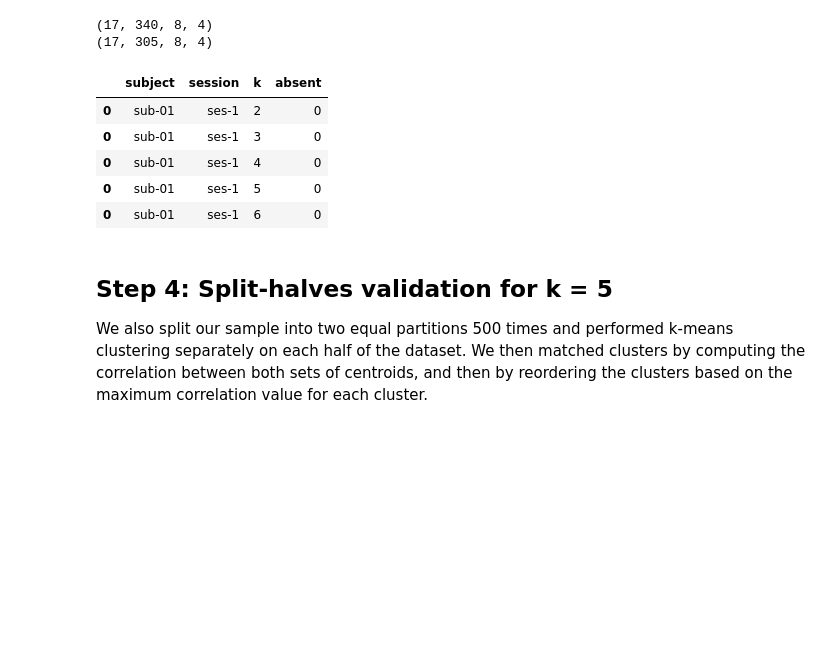
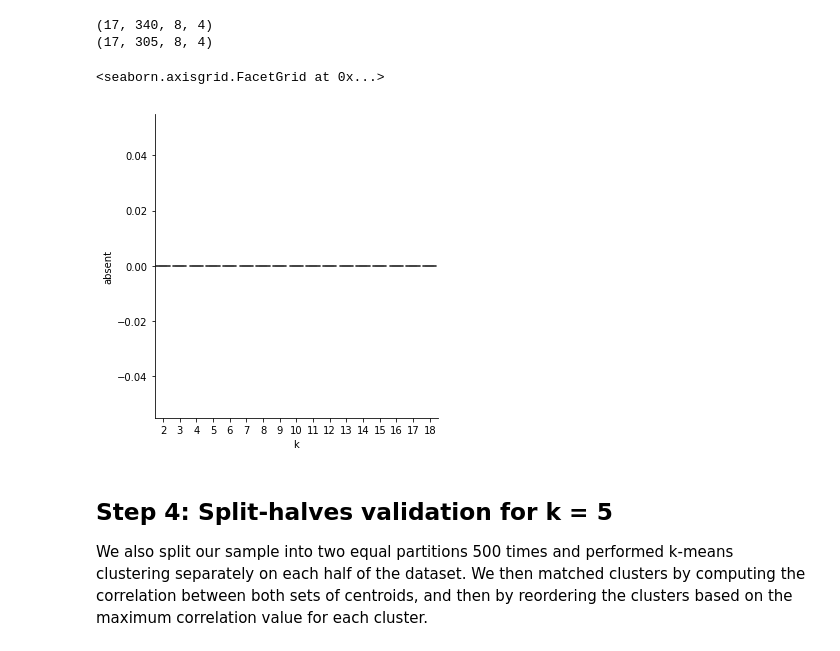
Before and after one commit to LeonBai/wm-brain-states, a Jupyter notebook: brain_states_analysis_schaefer400.ipynb, the cells around one changed output. Drawn from its saved outputs; the diff is of its cells as text; code cells hidden in the pictures; blank space fills up the shorter version.

```diff
--- a/brain_states_analysis_schaefer400.ipynb
+++ b/brain_states_analysis_schaefer400.ipynb
@@ -140,16 +140,15 @@ print(sub_ses_bs_rest.shape)
 # %%
 import numpy as np
 from functions import absent_states
+import seaborn as sns
 
 absent_states = absent_states(sub_ses_bs_dualnback)
 absent_states.head()
+
+sns.catplot(x='k', y='absent', data=absent_states, kind = 'box')
 # %% [output]
-|  | subject | session | k | absent |
-| 0 | sub-01 | ses-1 | 2 | 0 |
-| 0 | sub-01 | ses-1 | 3 | 0 |
-| 0 | sub-01 | ses-1 | 4 | 0 |
-| 0 | sub-01 | ses-1 | 5 | 0 |
-| 0 | sub-01 | ses-1 | 6 | 0 |
+<seaborn.axisgrid.FacetGrid at 0x...>
+[figure, added]
 # %% [markdown]
 Step 4: Split-halves validation for k = 5
 -------------------------------------------------------------------------
```
Also changed, not shown: parts of 20 cells of this notebook.
